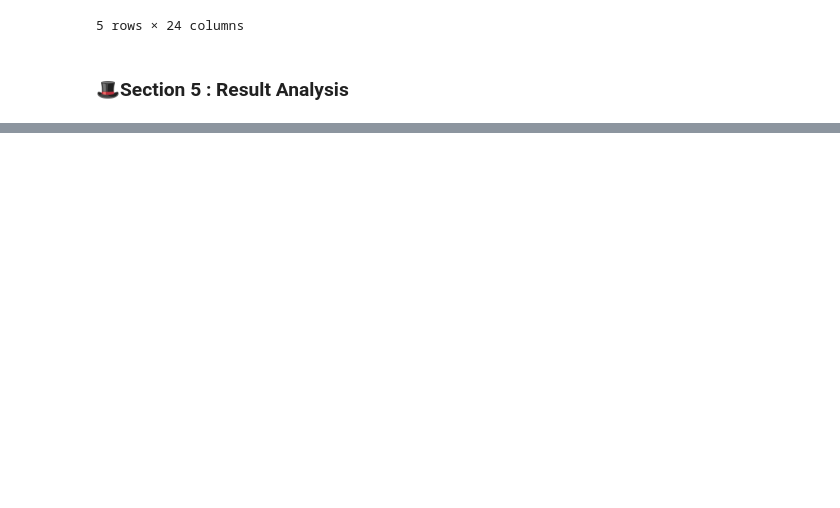
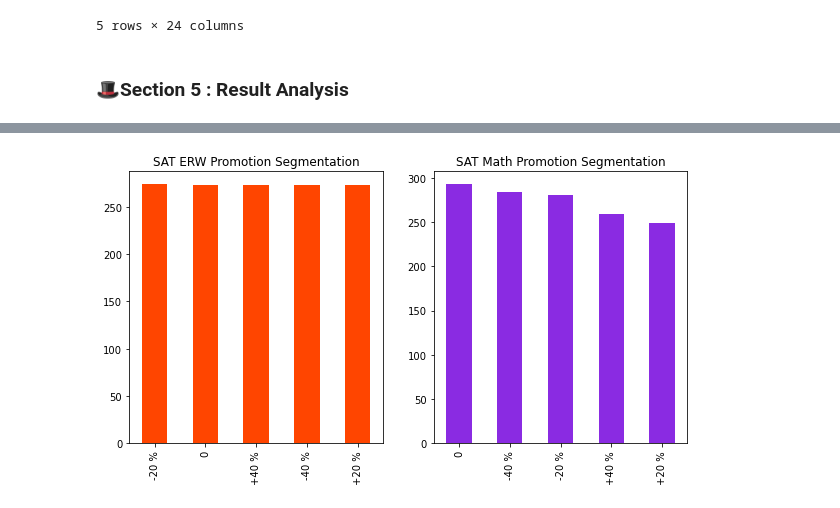
Before and after one commit to WarintornNawong/DSI_Project1, a Jupyter notebook: project1_test.ipynb, the cells around one changed output, grey strips where cells are left out. Saved outputs shown, nothing was run; the diff lists cells and outputs as text; code cells hidden in the pictures; blank space fills up the shorter version.

```diff
--- a/project1_test.ipynb
+++ b/project1_test.ipynb
@@ -999,6 +1022,18 @@ act_pd.head()
+# %%
+def condition_sat(x):
+    if x <= sat_pd['SEPS'].quantile(0.2):
+        return '-20 %'
+    elif x <= sat_pd['SEPS'].quantile(0.4):
+        return '-40 %'
+    elif x <= sat_pd['SEPS'].quantile(0.6):
+        return '0'
+    elif x <= sat_pd['SEPS'].quantile(0.8):
+        return '+20 %'
+    else:
+        return '+40 %'
 # %%
-sat_pd['SEPS_Score'] = sat_pd['SEPS'].apply(condition)
-sat_pd['SMPS_Score'] = sat_pd['SMPS'].apply(condition)
+sat_pd['SEPS_Score'] = sat_pd['SEPS'].apply(condition_sat)
+sat_pd['SMPS_Score'] = sat_pd['SMPS'].apply(condition_sat)
 # %%
 sat_pd.head()
 # %% [output]
@@ -1013,0 +1066,9 @@ sat_pd.head()
+# %%
+fig, (ax1,ax2) = plt.subplots(1,2, figsize=(10,5))
+sat_pd['SEPS_Score'].value_counts().plot(kind='bar',ax=ax1,color='orangered')
+sat_pd['SMPS_Score'].value_counts().plot(kind='bar',ax=ax2,color='blueviolet')
+ax1.set_title('SAT ERW Promotion Segmentation')
+ax2.set_title('SAT Math Promotion Segmentation')
+plt.show()
+# %% [output]
+[figure, added]
```
Also changed, not shown: parts of 11 cells of this notebook.
